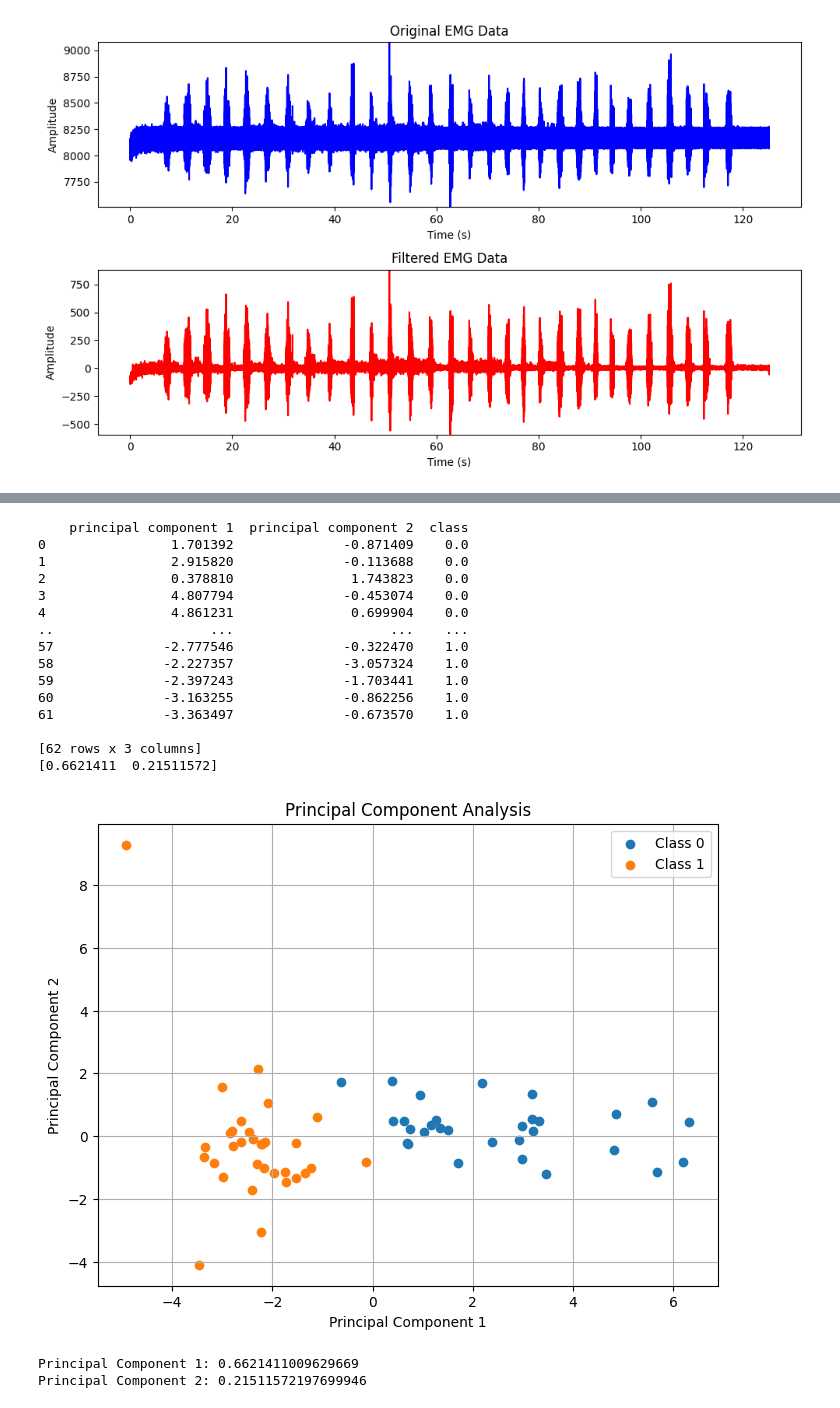
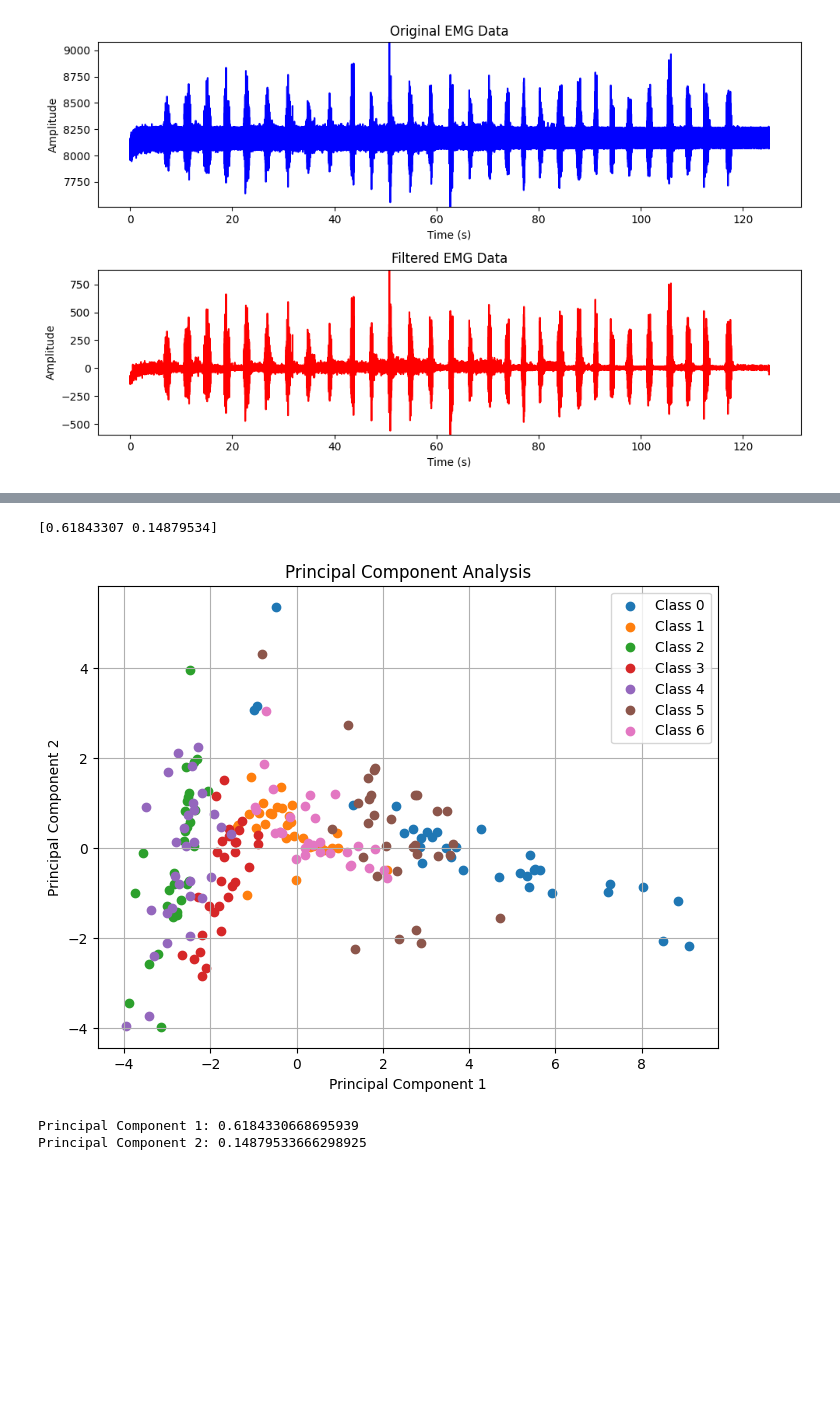
Before and after one commit to s233243/Robotic_hand_EC, a Jupyter notebook: build.ipynb, the cells around one changed output, grey strips where cells are left out. Drawn from its saved outputs; the diff is of its cells as text; code cells hidden in the pictures; blank space fills up the shorter version.

```diff
--- a/build.ipynb
+++ b/build.ipynb
@@ -291,7 +290,7 @@ emg_envelope_6=filteremg(time_6, emg_data_6, low_pass=0.5)
 # Segmentation option 2 : event based segmentation
 
 def segment_signal_events(signal, nb):
-    step=25000
+    step=20000
     mean=np.mean(signal[:step])
     mini=np.min(signal[:step])
     threshold=(2*mean+1*mini)/3
@@ -467,12 +466,13 @@ saving(segment_features_6,class_6,output_path = r"C:\Users\emmie\Documents\DTU\S
 # saving(segment_features_5,class_5,output_path = r"C:\Users\emmie\Documents\DTU\Special course\Code\classification_codes\our_input_subject2\5_features.csv")
 # saving(segment_features_6,class_6,output_path = r"C:\Users\emmie\Documents\DTU\Special course\Code\classification_codes\our_input_subject2\6_features.csv")
 
-class_tot = np.hstack((class_0, class_1)) # to change for 2 movements
-segment_features = np.vstack((segment_features_0, segment_features_1))# to change for all fingers
+## For only 2 movements to classify
+# class_tot = np.hstack((class_0, class_2)) # to change for 2 movements
+# segment_features = np.vstack((segment_features_0, segment_features_2))# to change for all fingers
 
 # For 7 movements
-# class_tot = np.hstack((class_0, class_1,class_2,class_3,class_4,class_5,class_6)) # to change for all fingers
-# segment_features = np.vstack((segment_features_0, segment_features_1,segment_features_2,segment_features_3,segment_features_4,segment_features_5,segment_features_6))# to change for all fingers
+class_tot = np.hstack((class_0, class_1,class_2,class_3,class_4,class_5,class_6)) # to change for all fingers
+segment_features = np.vstack((segment_features_0, segment_features_1,segment_features_2,segment_features_3,segment_features_4,segment_features_5,segment_features_6))# to change for all fingers
 
 class_tot=np.expand_dims(class_tot, axis=1)
 result = np.hstack((segment_features, class_tot))
@@ -618,60 +616,42 @@ def rank_features_with_pca(result):
     classpca = pd.DataFrame(data = y
              , columns = ['class'])
     Z=pd.concat([principal_Df, classpca], axis=1)
-    print(Z)
-
+    # print(Z)
     # Get the explained variance ratio
     explained_variance_ratio = pca.explained_variance_ratio_
-    print(pca.explained_variance_ratio_)
-
-    components = pca.components_
 
     classes = Z['class'].unique()
     # Plot PC1 against PC2 with different colors for each class
     plt.figure(figsize=(8, 6))
     for c in classes:
         plt.scatter(Z[Z['class'] == c]['principal component 1'],
                     Z[Z['class'] == c]['principal component 2'],
                     label=f'Class {int(c)}')
 
     plt.xlabel('Principal Component 1')
     plt.ylabel('Principal Component 2')
     plt.title('Principal Component Analysis')
     plt.legend()
     plt.grid(True)
     plt.show()
 
     df = pd.DataFrame(Z)
     df.to_csv(output_path_pca, index=False, header=False)
 
     # Return the explained variance ratio
     return explained_variance_ratio
 
 # Apply PCA feature ranking
 column_names = attributeNames
 
 explained_variance_ratio = rank_features_with_pca(result)
 for i, explained_var in enumerate(explained_variance_ratio):
     print(f'Principal Component {i+1}: {explained_var}')
 # %% [output]
-    principal component 1  principal component 2  class
-0                1.701392              -0.871409    0.0
-1                2.915820              -0.113688    0.0
-2                0.378810               1.743823    0.0
-3                4.807794              -0.453074    0.0
-4                4.861231               0.699904    0.0
-..                    ...                    ...    ...
-57              -2.777546              -0.322470    1.0
-58              -2.227357              -3.057324    1.0
-59              -2.397243              -1.703441    1.0
-60              -3.163255              -0.862256    1.0
-61              -3.363497              -0.673570    1.0
-
-[62 rows x 3 columns]
-[0.6621411  0.21511572]
+[0.61843307 0.14879534]
-[figure, old version]
+[figure, new version]
-Principal Component 1: 0.6621411009629669
-Principal Component 2: 0.21511572197699946
+Principal Component 1: 0.6184330668695939
+Principal Component 2: 0.14879533666298925
 # %%
 ## PCA for 3 PC
 def rank_features_with_pca(result):
```
Also changed, not shown: parts of 10 cells of this notebook, 26 other files.
